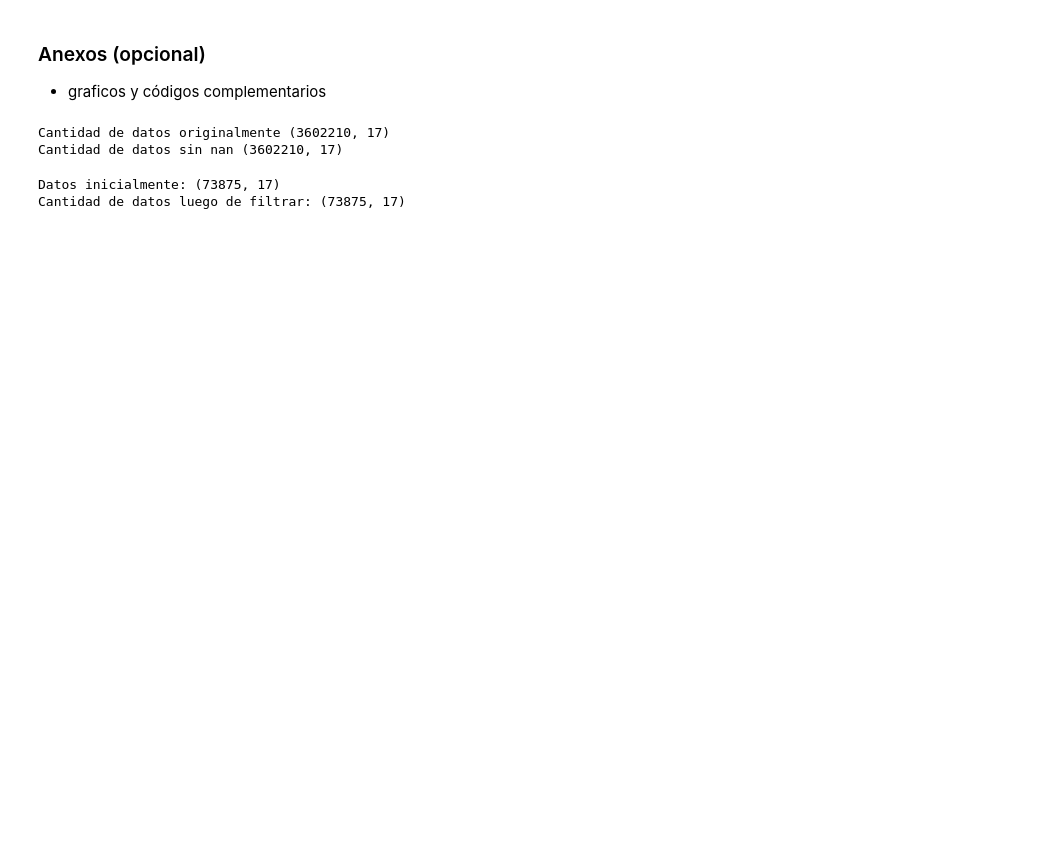
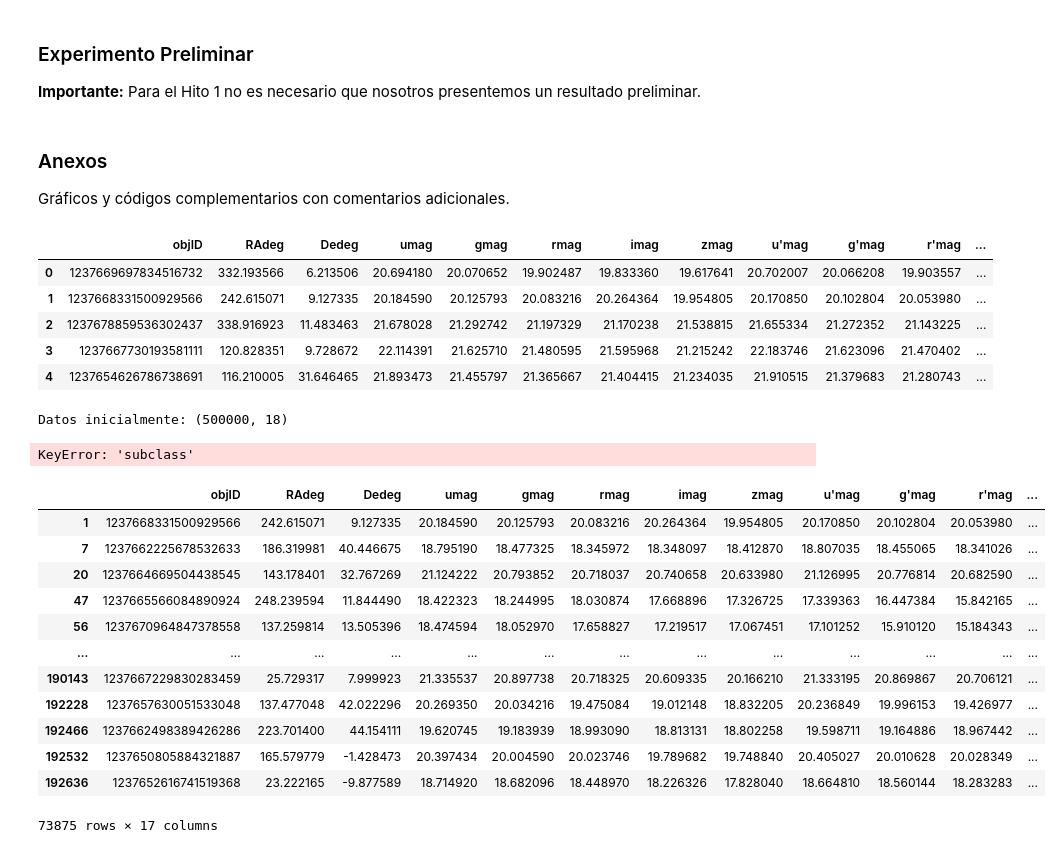
Before and after one commit to amigolucho/Proyecto-Matos, a Jupyter notebook: hito1.ipynb, the cells around one changed output. Saved outputs shown, nothing was run; the diff lists cells and outputs as text; code cells hidden in the pictures; blank space fills up the shorter version.

```diff
--- a/hito1.ipynb
+++ b/hito1.ipynb
@@ -26,6 +105,9 @@ Los datos usados para este proyecto es el SDSS DR 10 (link?), el cual posee más
+# %% [markdown]
+### Experimento Preliminar
+**Importante:** Para el Hito 1 no es necesario que nosotros presentemos un resultado preliminar.
 # %% [markdown]
-### Anexos (opcional)
-- graficos y códigos complementarios
+### Anexos
+Gráficos y códigos complementarios con comentarios adicionales.
 # %%
 import gzip
 import pandas as pd
@@ -42,21 +124,42 @@ columnas = ["objID", "RAdeg", "Dedeg",
 
 with gzip.open("dame_qso.dat.gz", "rt") as f:
     df = pd.read_csv(f, delim_whitespace=True, names=columnas, comment='#')
+df.head()
 # %% [output]
-Cantidad de datos originalmente (3602210, 17)
-Cantidad de datos sin nan (3602210, 17)
+|  | objID | RAdeg | Dedeg | umag | gmag | rmag | imag | zmag | u'mag | g'mag | r'mag | ... |
+| 0 | 1237669697834516732 | 332.193566 | 6.213506 | 20.694180 | 20.070652 | 19.902487 | 19.833360 | 19.617641 | 20.702007 | 20.066208 | 19.903557 | ... |
+| 1 | 1237668331500929566 | 242.615071 | 9.127335 | 20.184590 | 20.125793 | 20.083216 | 20.264364 | 19.954805 | 20.170850 | 20.102804 | 20.053980 | ... |
+| 2 | 1237678859536302437 | 338.916923 | 11.483463 | 21.678028 | 21.292742 | 21.197329 | 21.170238 | 21.538815 | 21.655334 | 21.272352 | 21.143225 | ... |
+| 3 | 1237667730193581111 | 120.828351 | 9.728672 | 22.114391 | 21.625710 | 21.480595 | 21.595968 | 21.215242 | 22.183746 | 21.623096 | 21.470402 | ... |
+| 4 | 1237654626786738691 | 116.210005 | 31.646465 | 21.893473 | 21.455797 | 21.365667 | 21.404415 | 21.234035 | 21.910515 | 21.379683 | 21.280743 | ... |
 # %%
-print("Datos inicialmente: " + str(df.shape))
-
 # Filtros
 
+print("Datos inicialmente: " + str(df.shape))
 # Nos aseguramos que es una subclase válida y que la calidad sea alta
 
 subclases = ["BROADLINE","STARBURST" ,"STARBURST_BROADLINE" , "STARFORMING", "STARFORMING_BROADLINE", "AGN", "AGN_BROADLINE"]
+df_raw = df.copy()
 df = df[df["subclass"].isin(subclases) & df["Qf"] == 1]
 print("Cantidad de datos luego de filtrar: " + str(df.shape))
 # %% [output]
-Datos inicialmente: (73875, 17)
-Cantidad de datos luego de filtrar: (73875, 17)
+Datos inicialmente: (500000, 18)
+KeyError: 'subclass'
+# %%
+df
+# %% [output]
+|  | objID | RAdeg | Dedeg | umag | gmag | rmag | imag | zmag | u'mag | g'mag | r'mag | ... |
+| 1 | 1237668331500929566 | 242.615071 | 9.127335 | 20.184590 | 20.125793 | 20.083216 | 20.264364 | 19.954805 | 20.170850 | 20.102804 | 20.053980 | ... |
+| 7 | 1237662225678532633 | 186.319981 | 40.446675 | 18.795190 | 18.477325 | 18.345972 | 18.348097 | 18.412870 | 18.807035 | 18.455065 | 18.341026 | ... |
+| 20 | 1237664669504438545 | 143.178401 | 32.767269 | 21.124222 | 20.793852 | 20.718037 | 20.740658 | 20.633980 | 21.126995 | 20.776814 | 20.682590 | ... |
+| 47 | 1237665566084890924 | 248.239594 | 11.844490 | 18.422323 | 18.244995 | 18.030874 | 17.668896 | 17.326725 | 17.339363 | 16.447384 | 15.842165 | ... |
+| 56 | 1237670964847378558 | 137.259814 | 13.505396 | 18.474594 | 18.052970 | 17.658827 | 17.219517 | 17.067451 | 17.101252 | 15.910120 | 15.184343 | ... |
+| ... | ... | ... | ... | ... | ... | ... | ... | ... | ... | ... | ... | ... |
+| 190143 | 1237667229830283459 | 25.729317 | 7.999923 | 21.335537 | 20.897738 | 20.718325 | 20.609335 | 20.166210 | 21.333195 | 20.869867 | 20.706121 | ... |
+| 192228 | 1237657630051533048 | 137.477048 | 42.022296 | 20.269350 | 20.034216 | 19.475084 | 19.012148 | 18.832205 | 20.236849 | 19.996153 | 19.426977 | ... |
+| 192466 | 1237662498389426286 | 223.701400 | 44.154111 | 19.620745 | 19.183939 | 18.993090 | 18.813131 | 18.802258 | 19.598711 | 19.164886 | 18.967442 | ... |
+| 192532 | 1237650805884321887 | 165.579779 | -1.428473 | 20.397434 | 20.004590 | 20.023746 | 19.789682 | 19.748840 | 20.405027 | 20.010628 | 20.028349 | ... |
+| 192636 | 1237652616741519368 | 23.222165 | -9.877589 | 18.714920 | 18.682096 | 18.448970 | 18.226326 | 17.828040 | 18.664810 | 18.560144 | 18.283283 | ... |
+73875 rows × 17 columns
 # %%
 import matplotlib.pyplot as plt
```
Also changed, not shown: parts of 29 cells of this notebook.
